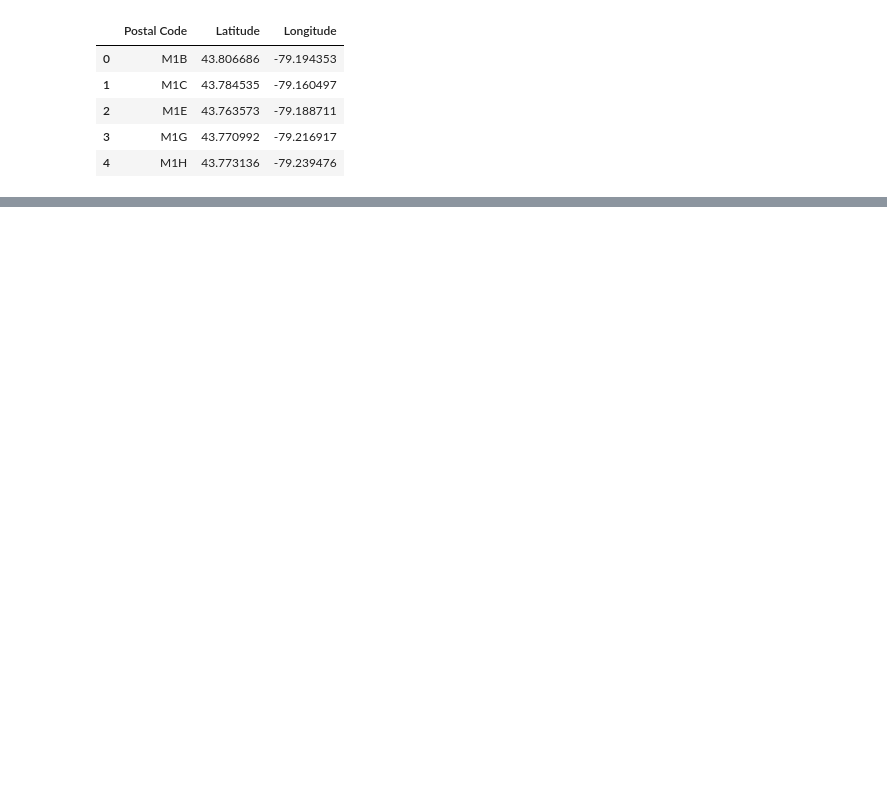
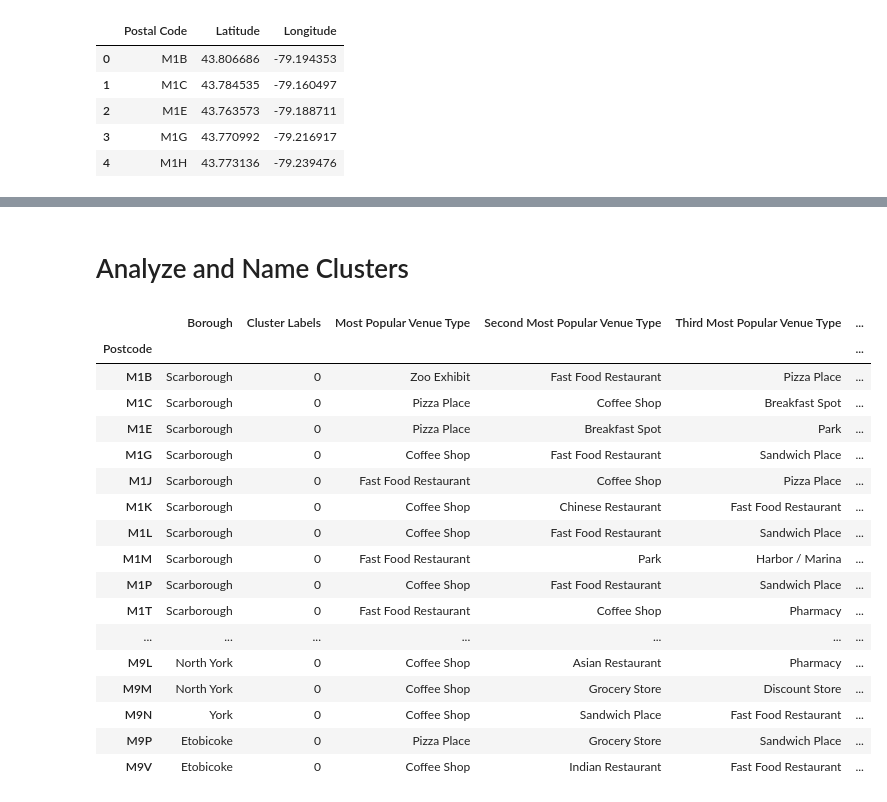
Before and after one commit to visualkai/DS-capstone, a Jupyter notebook: Segment_Toronto.ipynb, the cells around one changed output, grey strips where cells are left out. Saved outputs shown, nothing was run; the diff lists cells and outputs as text; code cells hidden in the pictures; blank space fills up the shorter version.

```diff
--- a/Segment_Toronto.ipynb
+++ b/Segment_Toronto.ipynb
@@ -101,0 +250,13 @@ post_lola.head(10)
+# %%
+###
+tops_df = pd.DataFrame(data = tops_list, columns = ['Postcode']+col_ven)
+tops_df = tops_df.set_index(['Postcode'])
+# %%
+### Run Clustering
+kclusters = 5
+
+kmeans = KMeans(n_clusters=kclusters, random_state=0).fit(full_counter.sort_index())
+# %%
+###Sort the Postcodes to match labels
+label_lola = post_lola.sort_index()
+label_lola.insert(2, 'Cluster Labels', kmeans.labels_)
@@ -101,0 +287,28 @@ post_lola.head(10)
+# %% [markdown]
+# Analyze and Name Clusters
+# %%
+### Join Dataframs
+tops_lola = label_lola.join(tops_df)
+# %%
+clust0 = tops_lola.loc[tops_lola['Cluster Labels'] == 0]
+faster_food = clust0.drop(columns=['Neighbourhood', 'Longitude', 'Latitude'])
+faster_food
+# %% [output]
+|  | Borough | Cluster Labels | Most Popular Venue Type | Second Most Popular Venue Type | Third Most Popular Venue Type | ... |
+| Postcode |  |  |  |  |  | ... |
+| M1B | Scarborough | 0 | Zoo Exhibit | Fast Food Restaurant | Pizza Place | ... |
+| M1C | Scarborough | 0 | Pizza Place | Coffee Shop | Breakfast Spot | ... |
+| M1E | Scarborough | 0 | Pizza Place | Breakfast Spot | Park | ... |
+| M1G | Scarborough | 0 | Coffee Shop | Fast Food Restaurant | Sandwich Place | ... |
+| M1J | Scarborough | 0 | Fast Food Restaurant | Coffee Shop | Pizza Place | ... |
+| M1K | Scarborough | 0 | Coffee Shop | Chinese Restaurant | Fast Food Restaurant | ... |
+| M1L | Scarborough | 0 | Coffee Shop | Fast Food Restaurant | Sandwich Place | ... |
+| M1M | Scarborough | 0 | Fast Food Restaurant | Park | Harbor / Marina | ... |
+| M1P | Scarborough | 0 | Coffee Shop | Fast Food Restaurant | Sandwich Place | ... |
+| M1T | Scarborough | 0 | Fast Food Restaurant | Coffee Shop | Pharmacy | ... |
+| ... | ... | ... | ... | ... | ... | ... |
+| M9L | North York | 0 | Coffee Shop | Asian Restaurant | Pharmacy | ... |
+| M9M | North York | 0 | Coffee Shop | Grocery Store | Discount Store | ... |
+| M9N | York | 0 | Coffee Shop | Sandwich Place | Fast Food Restaurant | ... |
+| M9P | Etobicoke | 0 | Pizza Place | Grocery Store | Sandwich Place | ... |
+| M9V | Etobicoke | 0 | Coffee Shop | Indian Restaurant | Fast Food Restaurant | ... |
```
Also changed, not shown: parts of 23 cells of this notebook.
